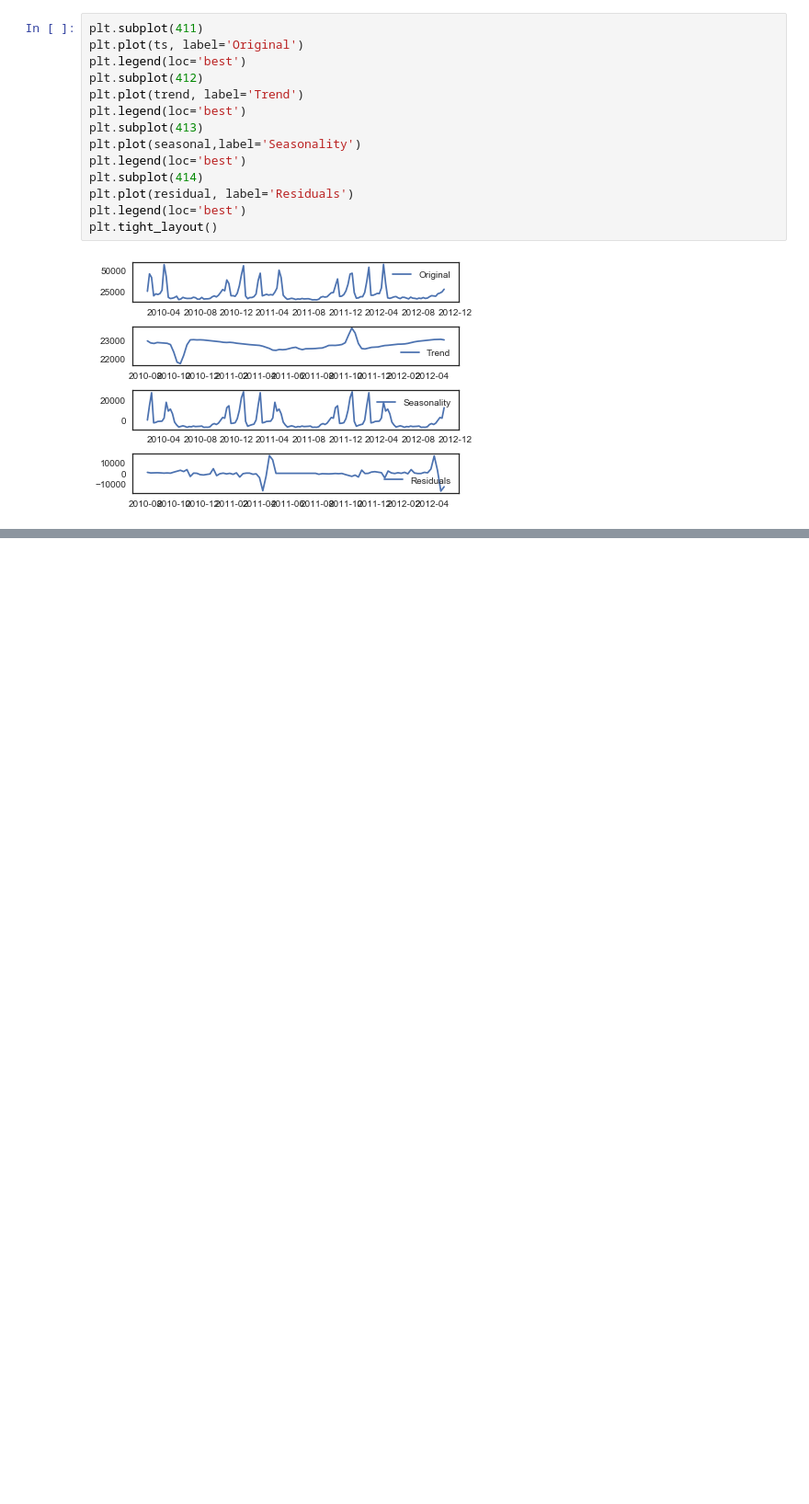
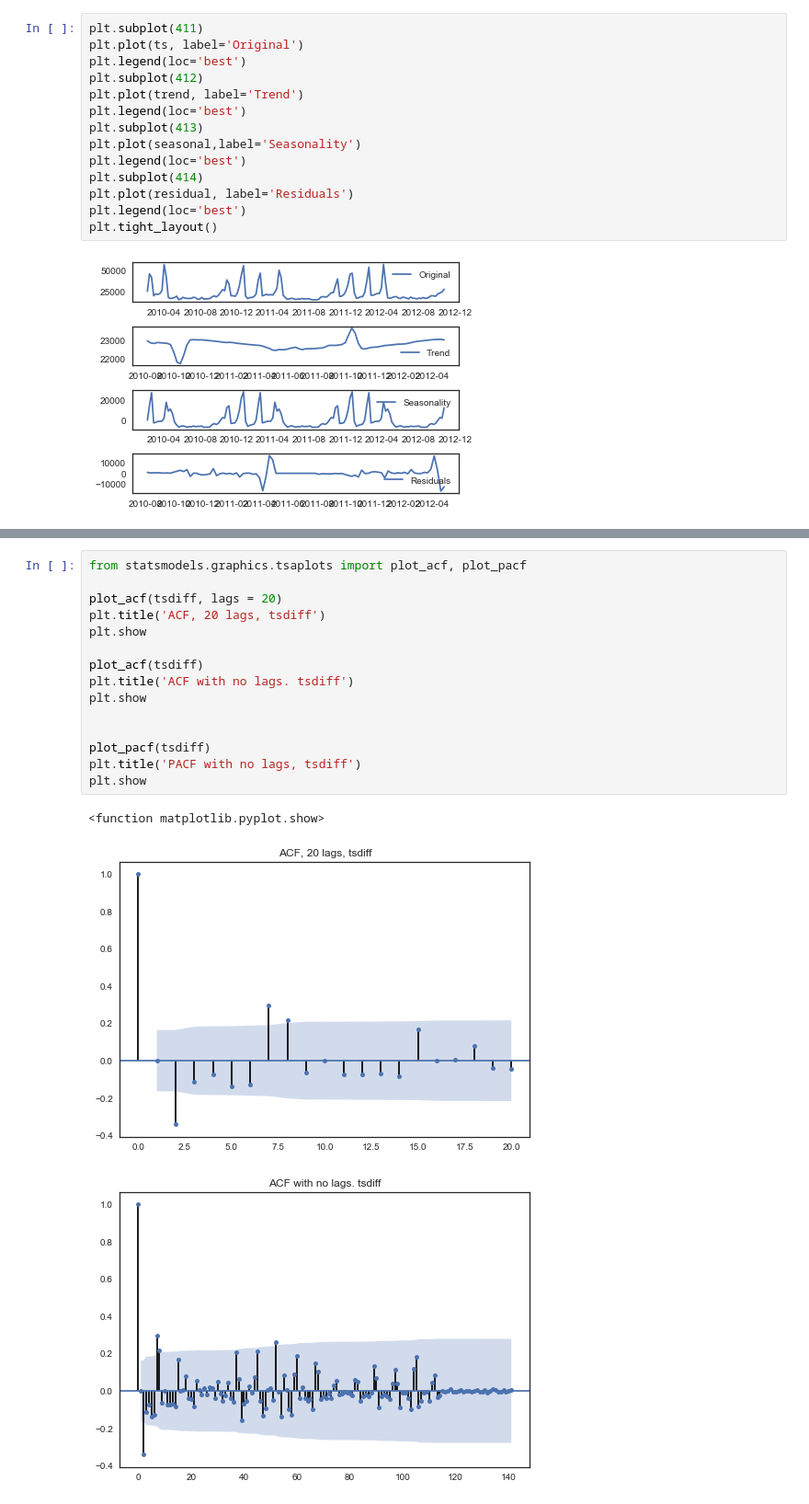
Before and after one commit to jendmurphy/Data-and-Environment---assessment, a Jupyter notebook: Data and their environment - Retail Sales Forecasting.ipynb, the cells around one changed output, grey strips where cells are left out. Shown at 92% size. Cells and saved outputs as stored; diff of their text form; blank space fills up the shorter version.

```diff
--- a/Data and their environment - Retail Sales Forecasting.ipynb
+++ b/Data and their environment - Retail Sales Forecasting.ipynb
@@ -442,0 +554,19 @@ plt.tight_layout()
+# %%
+from statsmodels.graphics.tsaplots import plot_acf, plot_pacf
+
+plot_acf(tsdiff, lags = 20)
+plt.title('ACF, 20 lags, tsdiff')
+plt.show
+
+plot_acf(tsdiff)
+plt.title('ACF with no lags. tsdiff')
+plt.show
+
+
+plot_pacf(tsdiff)
+plt.title('PACF with no lags, tsdiff')
+plt.show
+# %% [output]
+<function matplotlib.pyplot.show>
+[figure, added]
+[figure, added]
```
Also changed, not shown: parts of 20 cells of this notebook, 2 other files.
